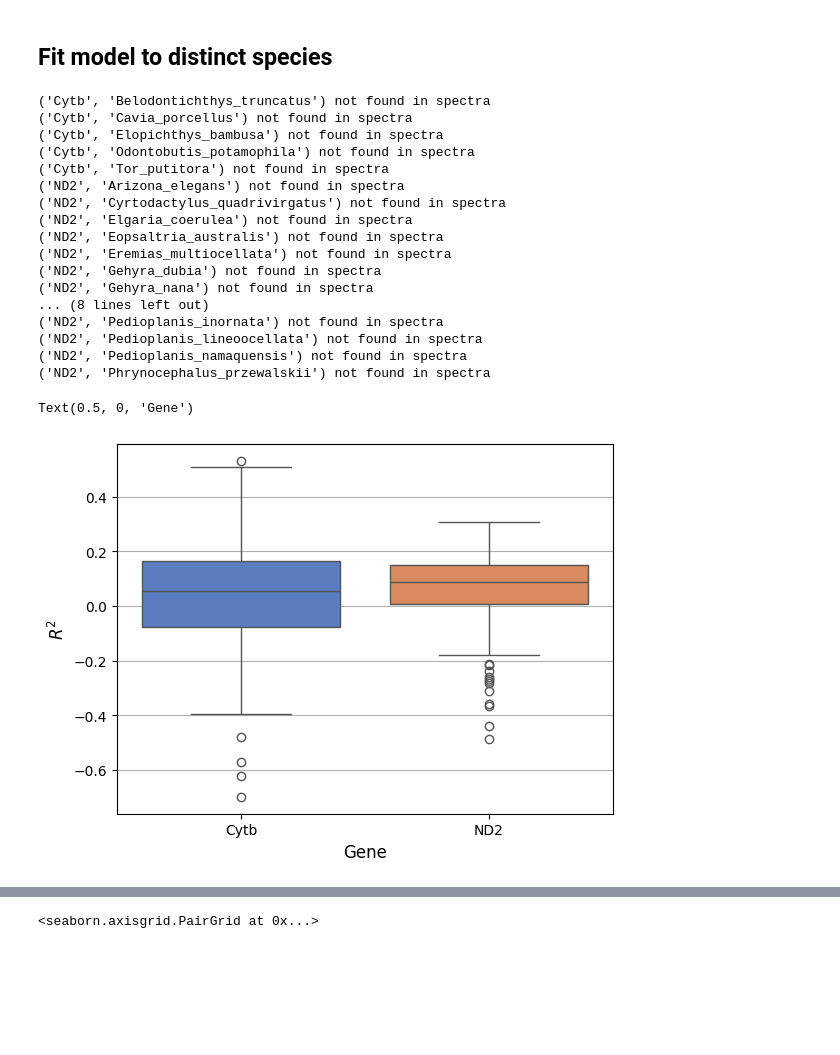
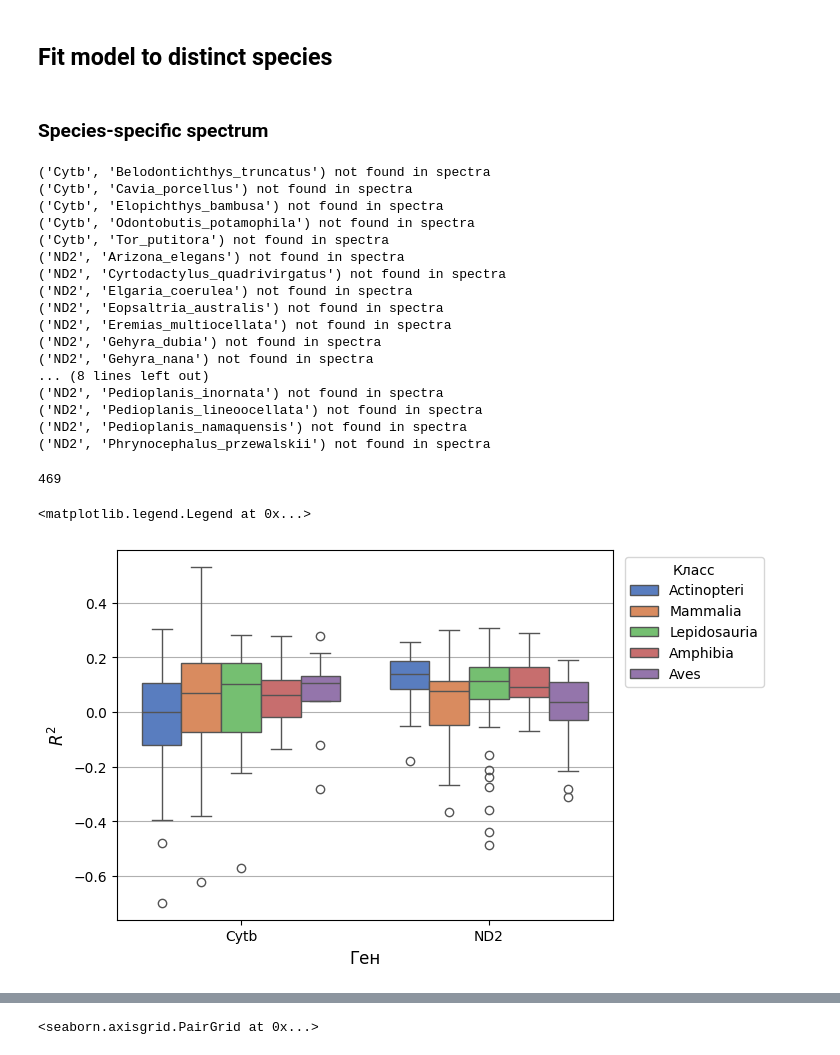
Before and after one commit to mitoclub/AminoAcidShift, a Jupyter notebook: vert_species_fit.ipynb, the cells around one changed output, grey strips where cells are left out. Cells and saved outputs as stored; diff of their text form; code cells hidden in the pictures; blank space fills up the shorter version.

```diff
--- a/vert_species_fit.ipynb
+++ b/vert_species_fit.ipynb
@@ -110,6 +112,8 @@ max       338.866032
 Name: count, dtype: float64
 # %% [markdown]
 ## Fit model to distinct species
+# %% [markdown]
+### Species-specific spectrum
 # %%
 metrics = []
 # genes_set = set(['Cytb', 'ND2', 'CO1', 'CO3'])
@@ -139,15 +143,24 @@ for (cur_gene, cur_species), obs in mut_df.groupby(['gene', 'species']):
     cur_eq_freq['obs_freq'] = cur_eq_freq['obs_cnt'] / cur_eq_freq['obs_cnt'].sum()
     d = cityblock(cur_eq_freq['eq_freq'], cur_eq_freq['obs_freq'])
 
+    ts_frac = ms12.query('Mut in ["C>T", "G>A", "T>C", "A>G"]').MutSpec.sum()
+    tstv_ratio = ts_frac / (ms12.MutSpec.sum() - ts_frac)
+    tstv_ratio = tstv_ratio if tstv_ratio < 100 else np.nan
+
+    cur_cls = obs['class'].values[0]
+
     exp_aa_subst, _ = prepare_exp_aa_subst(ms12, 'MutSpec', 2)
     aa_subst = prepare_aa_subst(obs, exp_aa_subst, cur_aa_content.to_dict())
     cur_metrics = calc_metrics(aa_subst)
     cur_metrics['gene'] = cur_gene
+    cur_metrics['class'] = cur_cls
     cur_metrics['species'] = cur_species
     cur_metrics['distance_to_eq'] = d
+    cur_metrics['tstv_ratio'] = tstv_ratio
     metrics.append(cur_metrics)
 
 metrics_df = pd.DataFrame(metrics).set_index(['gene', 'species'])
+len(metrics_df)
 # %% [output]
 ('Cytb', 'Belodontichthys_truncatus') not found in spectra
 ('Cytb', 'Cavia_porcellus') not found in spectra
@@ -166,12 +179,14 @@ metrics_df = pd.DataFrame(metrics).set_index(['gene', 'species'])
 ('ND2', 'Pedioplanis_lineoocellata') not found in spectra
 ('ND2', 'Pedioplanis_namaquensis') not found in spectra
 ('ND2', 'Phrynocephalus_przewalskii') not found in spectra
+469
 # %%
-ax=sns.boxplot(data=metrics_df, x='gene', y='r2', palette='muted')
+ax=sns.boxplot(data=metrics_df, x='gene', y='r2', hue='class', palette='muted')
 plt.grid(axis='y')
 ax.set_axisbelow(True)
 plt.ylabel('$R^2$', fontsize=12)
-plt.xlabel('Gene', fontsize=12)
+plt.xlabel('Ген', fontsize=12)
+plt.legend(bbox_to_anchor=(1.01, 1), loc='upper left', title='Класс')
 # %% [output]
-Text(0.5, 0, 'Gene')
+<matplotlib.legend.Legend at 0x...>
-[figure, old version]
+[figure, new version]
```
Also changed, not shown: parts of 19 cells of this notebook, 4 other files.
